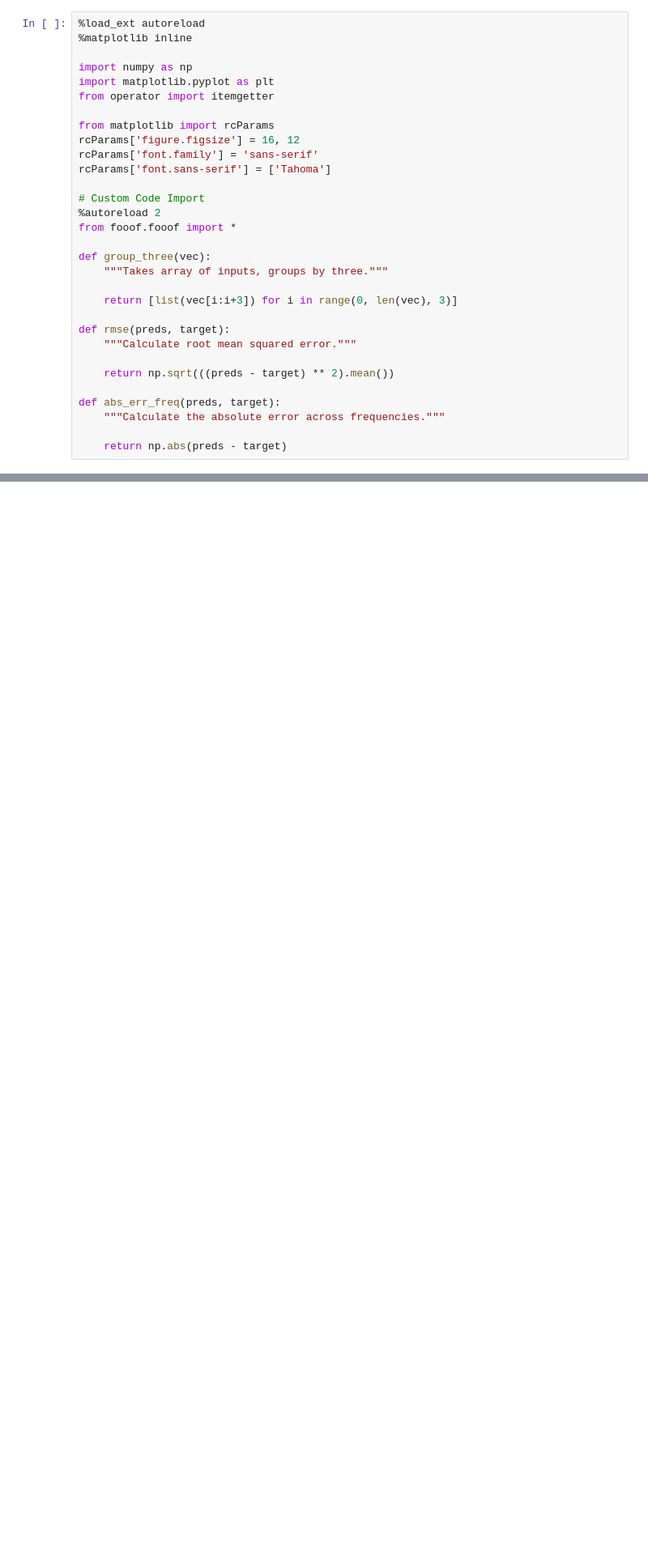
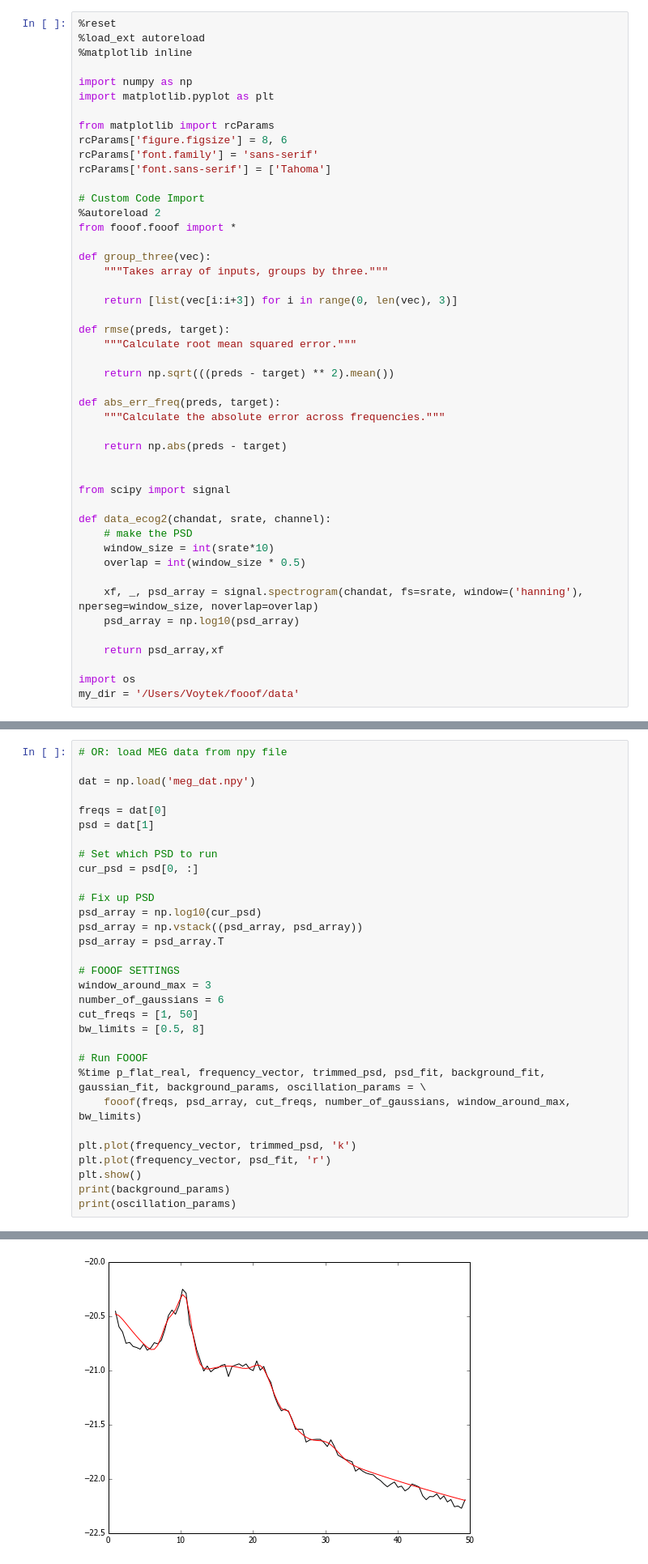
Before and after one commit to fooof-tools/fooof, a Jupyter notebook: fit_syn_lfp_eeg.ipynb, the cells around one changed output, grey strips where cells are left out. Shown: that part at 81% size. Drawn from its saved outputs; the diff is of its cells as text; blank space fills up the shorter version.

```diff
--- a/fit_syn_lfp_eeg.ipynb
+++ b/fit_syn_lfp_eeg.ipynb
@@ -1,13 +1,13 @@
 # %%
+%reset
 %load_ext autoreload
 %matplotlib inline
 
 import numpy as np
 import matplotlib.pyplot as plt
-from operator import itemgetter
 
 from matplotlib import rcParams
-rcParams['figure.figsize'] = 16, 12
+rcParams['figure.figsize'] = 8, 6
 rcParams['font.family'] = 'sans-serif'
 rcParams['font.sans-serif'] = ['Tahoma']
 
@@ -29,3 +29,19 @@ def abs_err_freq(preds, target):
     """Calculate the absolute error across frequencies."""
 
     return np.abs(preds - target)
+
+
+from scipy import signal
+
+def data_ecog2(chandat, srate, channel):
+    # make the PSD
+    window_size = int(srate*10)
+    overlap = int(window_size * 0.5)
+
+    xf, _, psd_array = signal.spectrogram(chandat, fs=srate, window=('hanning'), nperseg=window_size, noverlap=overlap)
+    psd_array = np.log10(psd_array)
+
+    return psd_array,xf
+
+import os
+my_dir = '/Users/Voytek/fooof/data'
@@ -137,0 +124,32 @@ plt.show()
+# %%
+# OR: load MEG data from npy file
+
+dat = np.load('meg_dat.npy')
+
+freqs = dat[0]
+psd = dat[1]
+
+# Set which PSD to run
+cur_psd = psd[0, :]
+
+# Fix up PSD
+psd_array = np.log10(cur_psd)
+psd_array = np.vstack((psd_array, psd_array))
+psd_array = psd_array.T
+
+# FOOOF SETTINGS
+window_around_max = 3
+number_of_gaussians = 6
+cut_freqs = [1, 50]
+bw_limits = [0.5, 8]
+
+# Run FOOOF
+%time p_flat_real, frequency_vector, trimmed_psd, psd_fit, background_fit, gaussian_fit, background_params, oscillation_params = \
+    fooof(freqs, psd_array, cut_freqs, number_of_gaussians, window_around_max, bw_limits)
+
+plt.plot(frequency_vector, trimmed_psd, 'k')
+plt.plot(frequency_vector, psd_fit, 'r')
+plt.show()
+print(background_params)
+print(oscillation_params)
+# %% [output]
@@ -137,0 +158 @@ plt.show()
+[figure, added]
```
Also changed, not shown: parts of 11 cells of this notebook.
